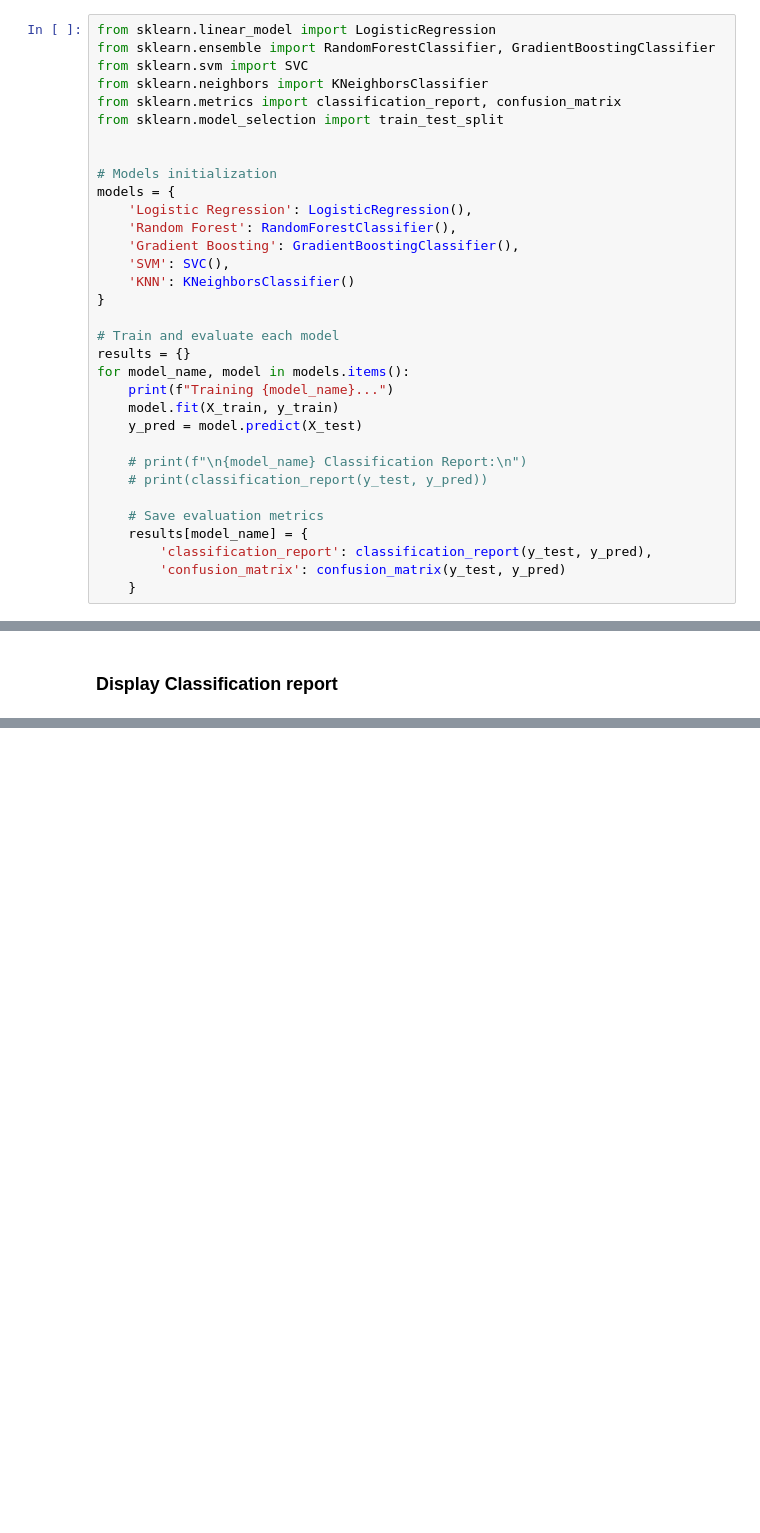
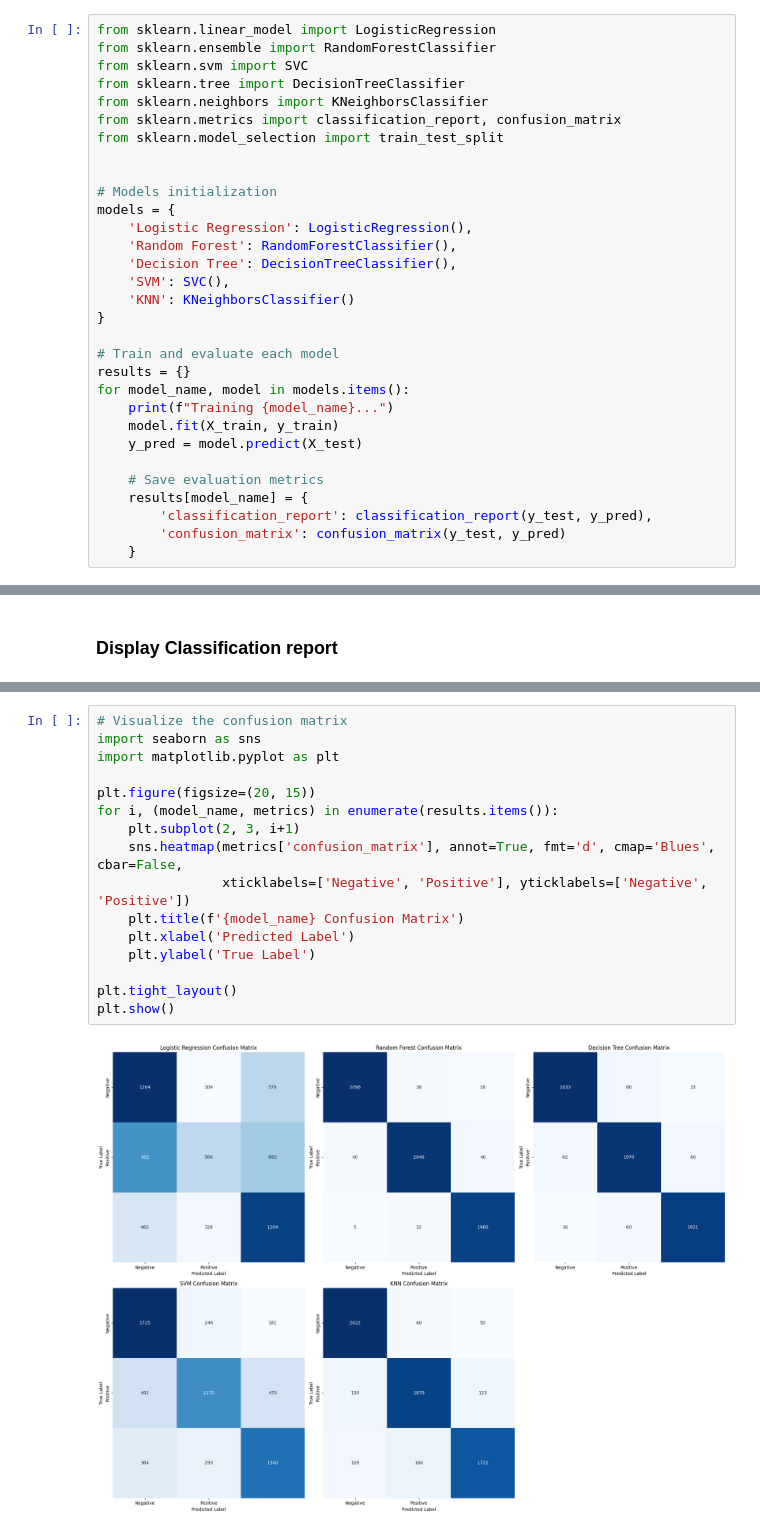
Before and after one commit to minhphan6624/COS40007, a Jupyter notebook: Portfolios/Portfolio04/main.ipynb, the cells around one changed output, grey strips where cells are left out. Cells and saved outputs as stored; diff of their text form; blank space fills up the shorter version.

```diff
--- a/Portfolios/Portfolio04/main.ipynb
+++ b/Portfolios/Portfolio04/main.ipynb
@@ -311,8 +325,9 @@ X_train.shape, X_test.shape, y_train.shape, y_test.shape
 ## 2.4 - Model training
 # %%
 from sklearn.linear_model import LogisticRegression
-from sklearn.ensemble import RandomForestClassifier, GradientBoostingClassifier
+from sklearn.ensemble import RandomForestClassifier
 from sklearn.svm import SVC
+from sklearn.tree import DecisionTreeClassifier
 from sklearn.neighbors import KNeighborsClassifier
 from sklearn.metrics import classification_report, confusion_matrix
 from sklearn.model_selection import train_test_split
@@ -322,7 +337,7 @@ from sklearn.model_selection import train_test_split
 models = {
     'Logistic Regression': LogisticRegression(),
     'Random Forest': RandomForestClassifier(),
-    'Gradient Boosting': GradientBoostingClassifier(),
+    'Decision Tree': DecisionTreeClassifier(),
     'SVM': SVC(),
     'KNN': KNeighborsClassifier()
 }
@@ -334,9 +349,6 @@ for model_name, model in models.items():
     model.fit(X_train, y_train)
     y_pred = model.predict(X_test)
 
-    # print(f"\n{model_name} Classification Report:\n")
-    # print(classification_report(y_test, y_pred))
-
     # Save evaluation metrics
     results[model_name] = {
         'classification_report': classification_report(y_test, y_pred),
@@ -380,0 +415,18 @@ for model_name, metrics in results.items():
+# %%
+# Visualize the confusion matrix
+import seaborn as sns
+import matplotlib.pyplot as plt
+
+plt.figure(figsize=(20, 15))
+for i, (model_name, metrics) in enumerate(results.items()):
+    plt.subplot(2, 3, i+1)
+    sns.heatmap(metrics['confusion_matrix'], annot=True, fmt='d', cmap='Blues', cbar=False,
+                xticklabels=['Negative', 'Positive'], yticklabels=['Negative', 'Positive'])
+    plt.title(f'{model_name} Confusion Matrix')
+    plt.xlabel('Predicted Label')
+    plt.ylabel('True Label')
+
+plt.tight_layout()
+plt.show()
+# %% [output]
+[figure, added]
```
Also changed, not shown: parts of 25 cells of this notebook, 10 other files.
